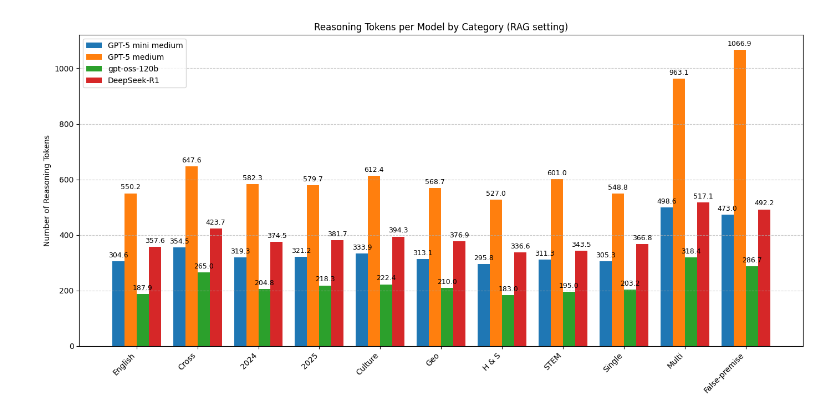
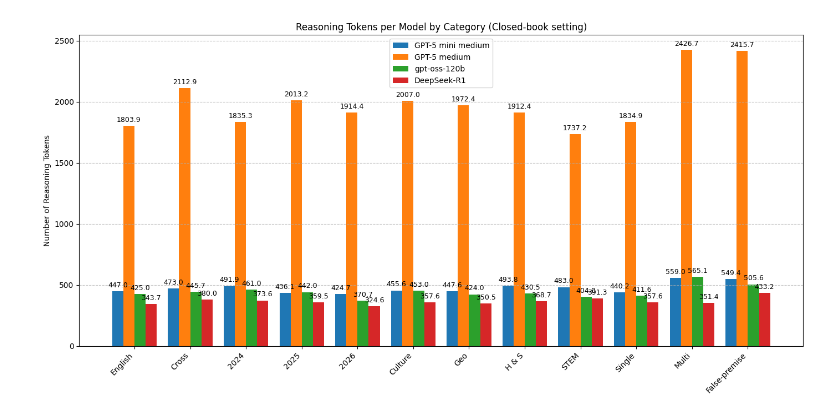
Before and after one commit to Hozaifa-Bhutta/IRB, a Jupyter notebook: analysis/reasoning_tokens_visualization.ipynb, the cells around one changed output. Cells and saved outputs as stored; diff of their text form; code cells hidden in the pictures.

```diff
--- a/analysis/reasoning_tokens_visualization.ipynb
+++ b/analysis/reasoning_tokens_visualization.ipynb
@@ -7,7 +7,7 @@ import pandas as pd
 # Assuming the CSV has the Model names in the first column
 # format: Model, English, Multilingual, 2024...
 # index_col=0 sets the first column (Model names) as the index
-df = pd.read_csv('./data/reasoning_tokens_visualization/rag.csv', index_col=0)
+df = pd.read_csv('./data/reasoning_tokens_visualization/closedbook.csv', index_col=0)
 
 # 2. Extract Data
 categories = df.columns
@@ -31,32 +31,32 @@ def autolabel(rects):
                     xytext=(0, 3),  # 3 points vertical offset
                     textcoords="offset points",
                     ha='center', va='bottom', fontsize=9)
 
 # 5. Plotting Loop (Dynamic for any number of models)
 for i, model in enumerate(models):
     # Calculate the offset for this specific bar
     # (i - n_models / 2) centers the group around the tick mark
     # + (bar_width / 2) adjusts for the fact that bars are drawn from left edge
     offset = (i - n_models / 2) * bar_width + (bar_width / 2)
 
     values = df.loc[model]
 
     # Plot bar
     rects = ax.bar(x + offset, values, bar_width, label=model)
 
     # Add values on top
     autolabel(rects)
 
 # 6. Formatting
 ax.set_ylabel('Number of Reasoning Tokens')
-ax.set_title('Reasoning Tokens per Model by Category (RAG setting)')
+ax.set_title('Reasoning Tokens per Model by Category (Closed-book setting)')
 ax.set_xticks(x)
 ax.set_xticklabels(categories, rotation=45, ha='right')
 ax.legend()
 ax.grid(axis='y', linestyle='--', alpha=0.7)
 
 plt.tight_layout()
 plt.savefig("ReasoningTokensVis.pdf")
 plt.show()
 # %% [output]
-[figure, old version]
+[figure, new version]
```
Also changed, not shown: 24 other files.
